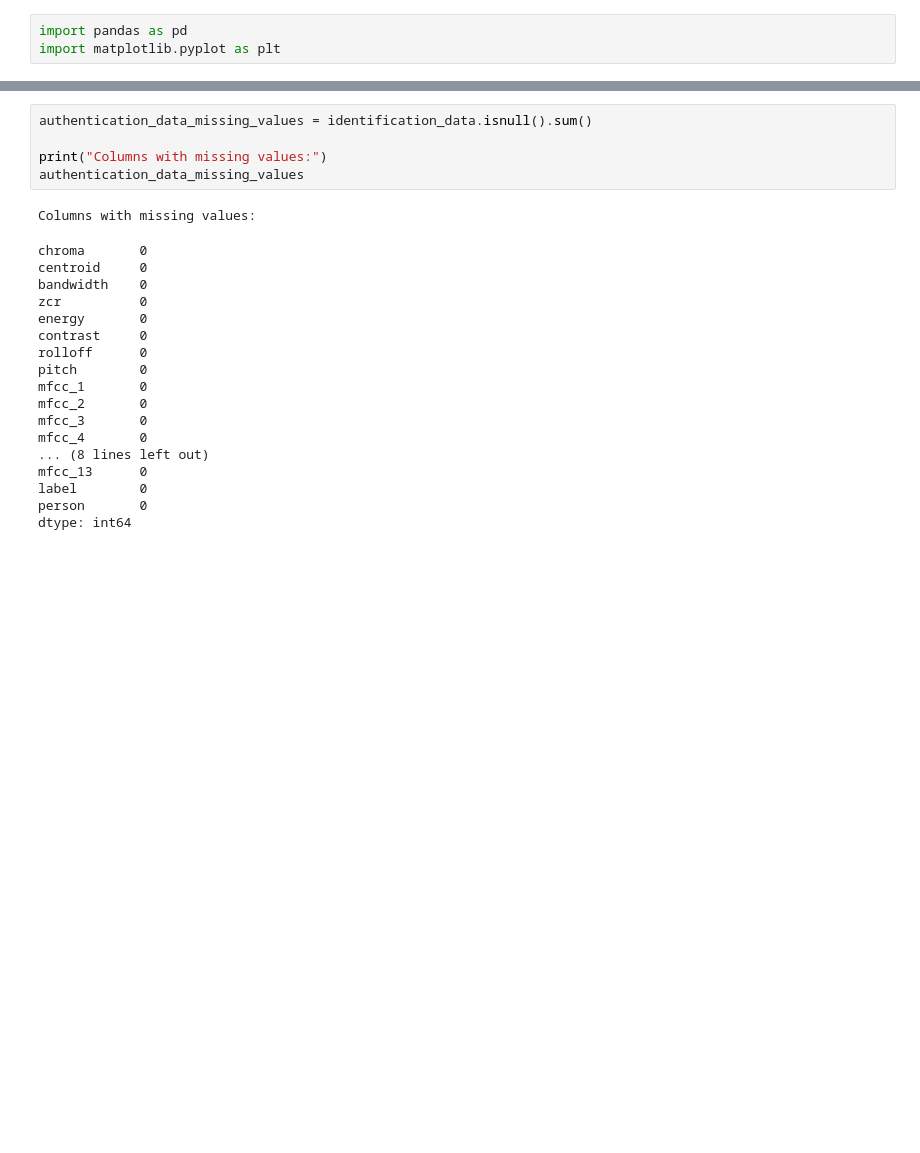
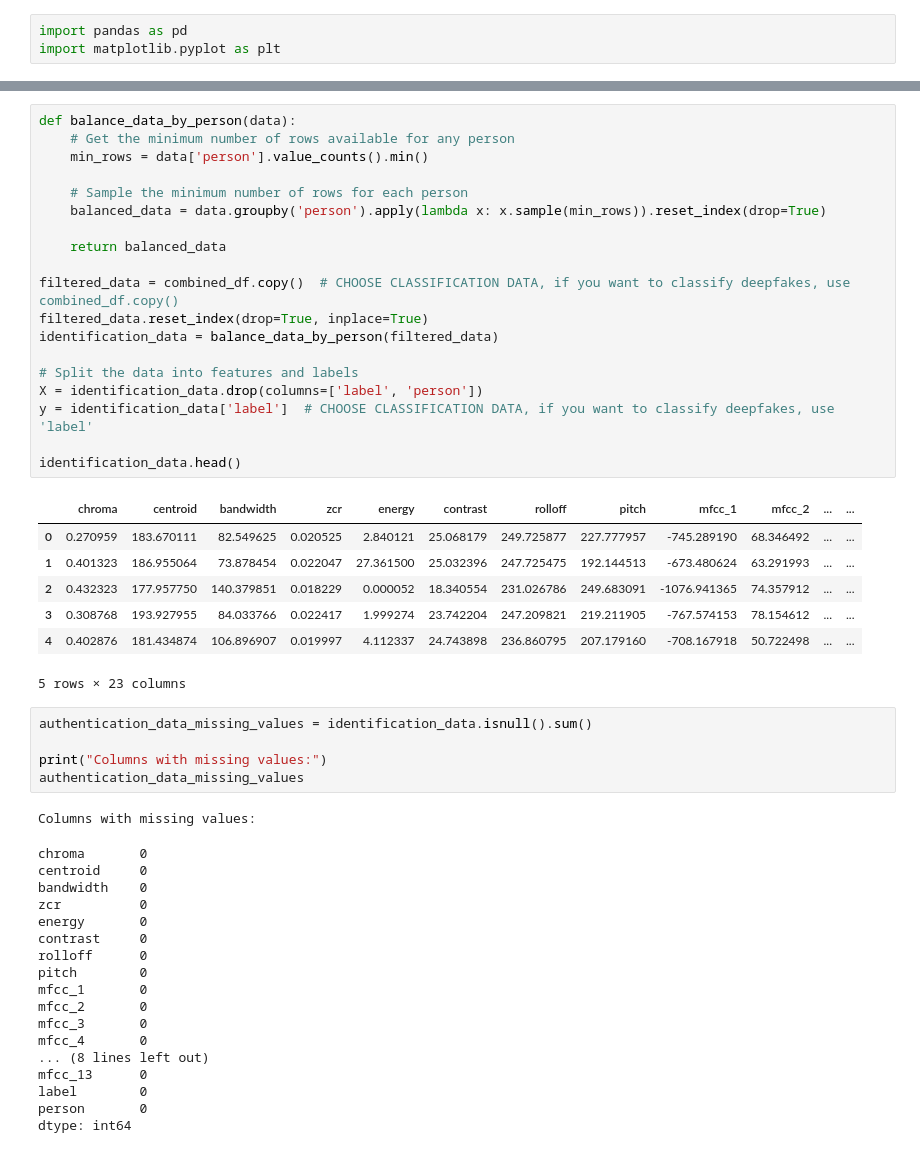
Before and after one commit to vnijat93/cis_663_summer_24, a Jupyter notebook: identification.ipynb, the cells around one changed output, grey strips where cells are left out. Saved outputs shown, nothing was run; the diff lists cells and outputs as text; blank space fills up the shorter version.

```diff
--- a/identification.ipynb
+++ b/identification.ipynb
@@ -77,3 +44,30 @@ identification_data.head()
+# %%
+def balance_data_by_person(data):
+    # Get the minimum number of rows available for any person
+    min_rows = data['person'].value_counts().min()
+
+    # Sample the minimum number of rows for each person
+    balanced_data = data.groupby('person').apply(lambda x: x.sample(min_rows)).reset_index(drop=True)
+
+    return balanced_data
+
+filtered_data = combined_df.copy()  # CHOOSE CLASSIFICATION DATA, if you want to classify deepfakes, use combined_df.copy()
+filtered_data.reset_index(drop=True, inplace=True)
+identification_data = balance_data_by_person(filtered_data)
+
+# Split the data into features and labels
+X = identification_data.drop(columns=['label', 'person'])
+y = identification_data['label']  # CHOOSE CLASSIFICATION DATA, if you want to classify deepfakes, use 'label'
+
+identification_data.head()
+# %% [output]
+|  | chroma | centroid | bandwidth | zcr | energy | contrast | rolloff | pitch | mfcc_1 | mfcc_2 | ... | ... |
+| 0 | 0.270959 | 183.670111 | 82.549625 | 0.020525 | 2.840121 | 25.068179 | 249.725877 | 227.777957 | -745.289190 | 68.346492 | ... | ... |
+| 1 | 0.401323 | 186.955064 | 73.878454 | 0.022047 | 27.361500 | 25.032396 | 247.725475 | 192.144513 | -673.480624 | 63.291993 | ... | ... |
+| 2 | 0.432323 | 177.957750 | 140.379851 | 0.018229 | 0.000052 | 18.340554 | 231.026786 | 249.683091 | -1076.941365 | 74.357912 | ... | ... |
+| 3 | 0.308768 | 193.927955 | 84.033766 | 0.022417 | 1.999274 | 23.742204 | 247.209821 | 219.211905 | -767.574153 | 78.154612 | ... | ... |
+| 4 | 0.402876 | 181.434874 | 106.896907 | 0.019997 | 4.112337 | 24.743898 | 236.860795 | 207.179160 | -708.167918 | 50.722498 | ... | ... |
+5 rows × 23 columns
 # %%
 authentication_data_missing_values = identification_data.isnull().sum()
 
```
Also changed, not shown: parts of 16 cells of this notebook, 27 other files.
